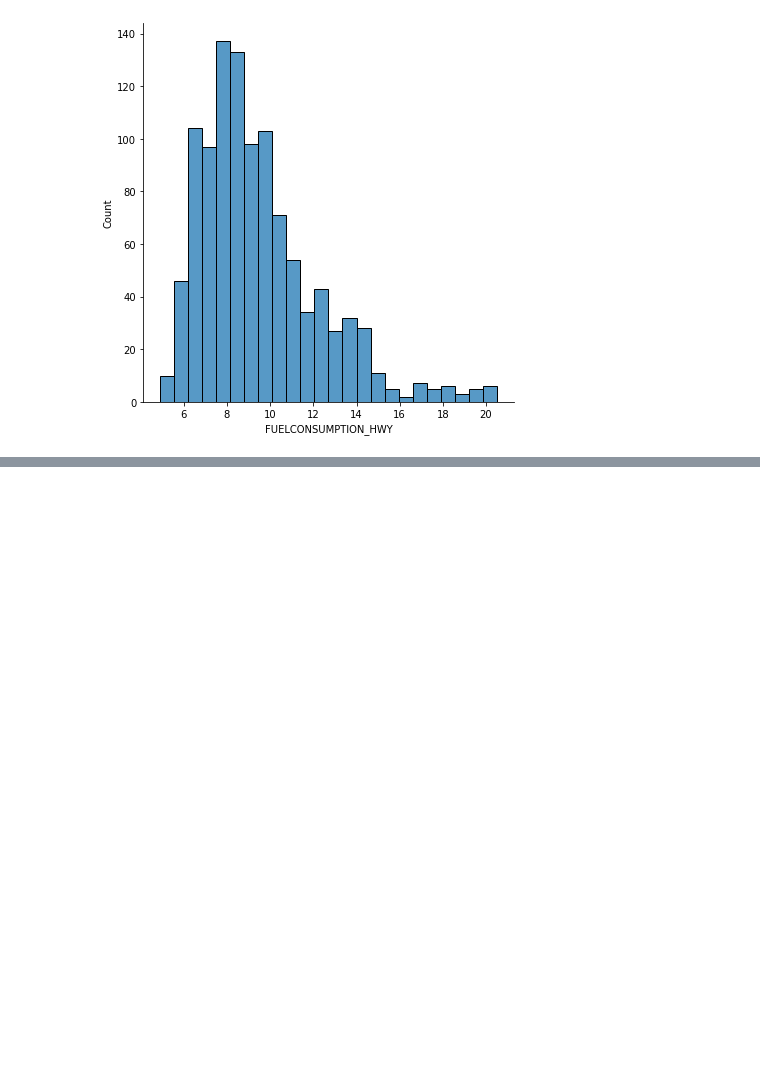
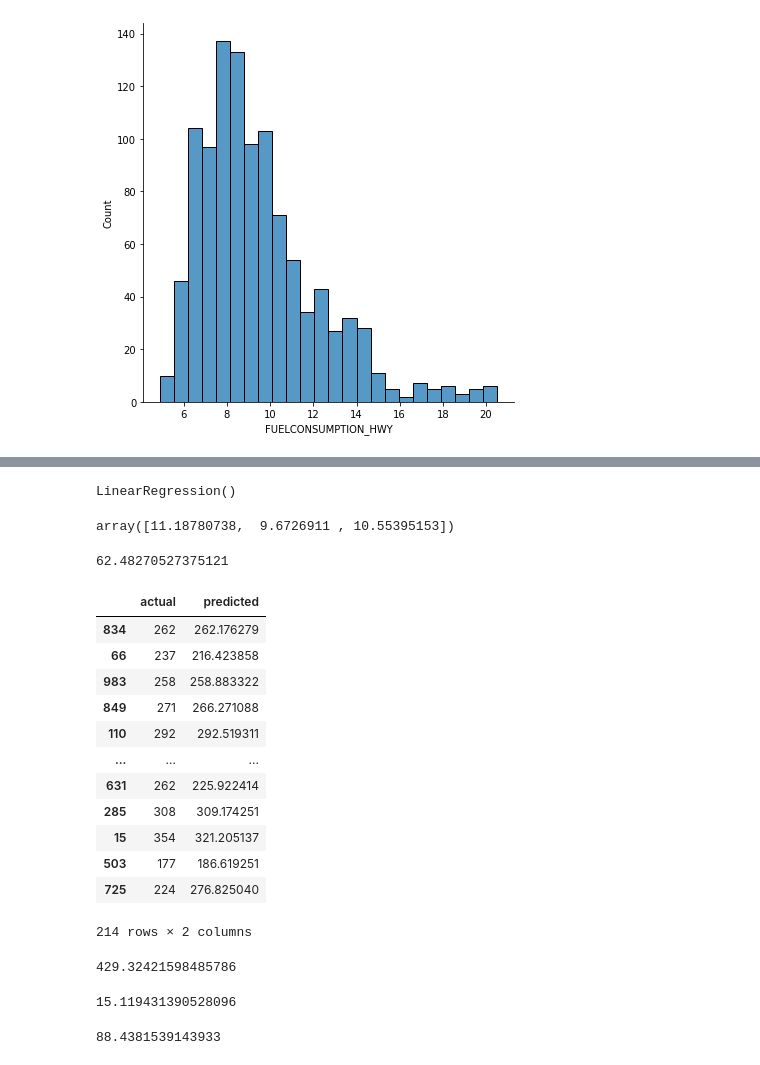
Before and after one commit to yendo1612/MCI_Python_30_Level_2, a Jupyter notebook: Lecture/Lecture_01+02_Linear_Regression/live_lecture_01.ipynb, the cells around one changed output, grey strips where cells are left out. Drawn from its saved outputs; the diff is of its cells as text; code cells hidden in the pictures; blank space fills up the shorter version.

```diff
--- a/Lecture/Lecture_01+02_Linear_Regression/live_lecture_01.ipynb
+++ b/Lecture/Lecture_01+02_Linear_Regression/live_lecture_01.ipynb
@@ -152,0 +236,47 @@ sns.displot(data=df, x='FUELCONSUMPTION_HWY', kind='hist', height=6, );
+# %%
+X_train, X_test, y_train, y_test = train_test_split(train_df[['ENGINESIZE', 'CYLINDERS', 'FUELCONSUMPTION_HWY']], df.CO2EMISSIONS,
+                                                    test_size=0.2, shuffle=True, random_state=4)
+# %%
+# Training model
+model = LinearRegression()
+model.fit(X_train, y_train)
+# %% [output]
+LinearRegression()
+# %%
+model.coef_
+# %% [output]
+array([11.18780738,  9.6726911 , 10.55395153])
+# %%
+model.intercept_
+# %% [output]
+62.48270527375121
+# %%
+y_predicted = model.predict(X_test)
+# %%
+pd.DataFrame({'actual': y_test, 'predicted': y_predicted})
+# %% [output]
+|  | actual | predicted |
+| 834 | 262 | 262.176279 |
+| 66 | 237 | 216.423858 |
+| 983 | 258 | 258.883322 |
+| 849 | 271 | 266.271088 |
+| 110 | 292 | 292.519311 |
+| ... | ... | ... |
+| 631 | 262 | 225.922414 |
+| 285 | 308 | 309.174251 |
+| 15 | 354 | 321.205137 |
+| 503 | 177 | 186.619251 |
+| 725 | 224 | 276.825040 |
+214 rows × 2 columns
+# %%
+mean_squared_error(y_test, y_predicted)
+# %% [output]
+429.32421598485786
+# %%
+mean_absolute_error(y_test, y_predicted)
+# %% [output]
+15.119431390528096
+# %%
+r2_score(y_test, y_predicted) * 100
+# %% [output]
+88.4381539143933
```
Also changed, not shown: parts of 21 cells of this notebook.
